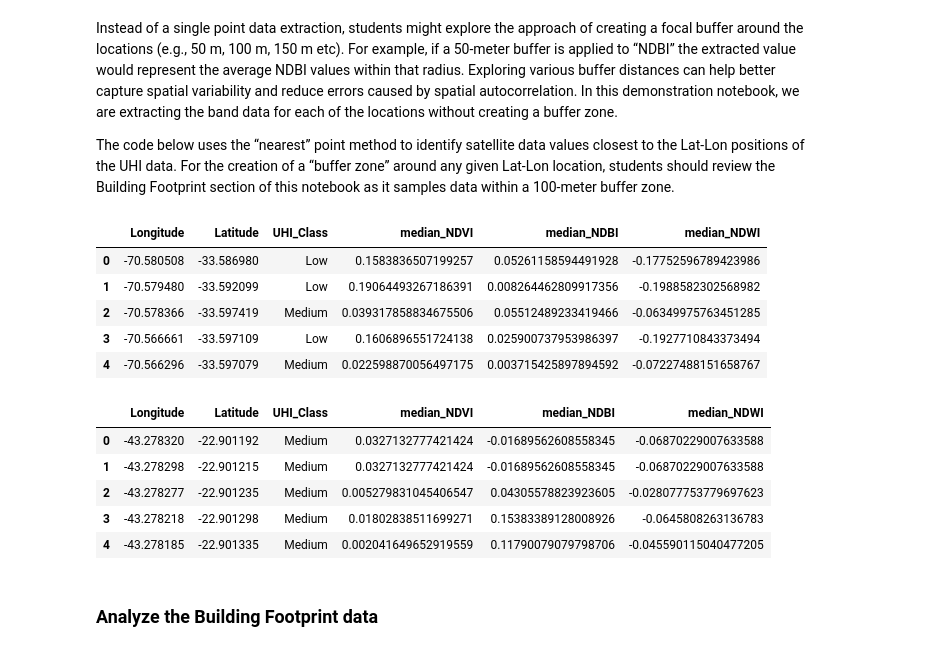
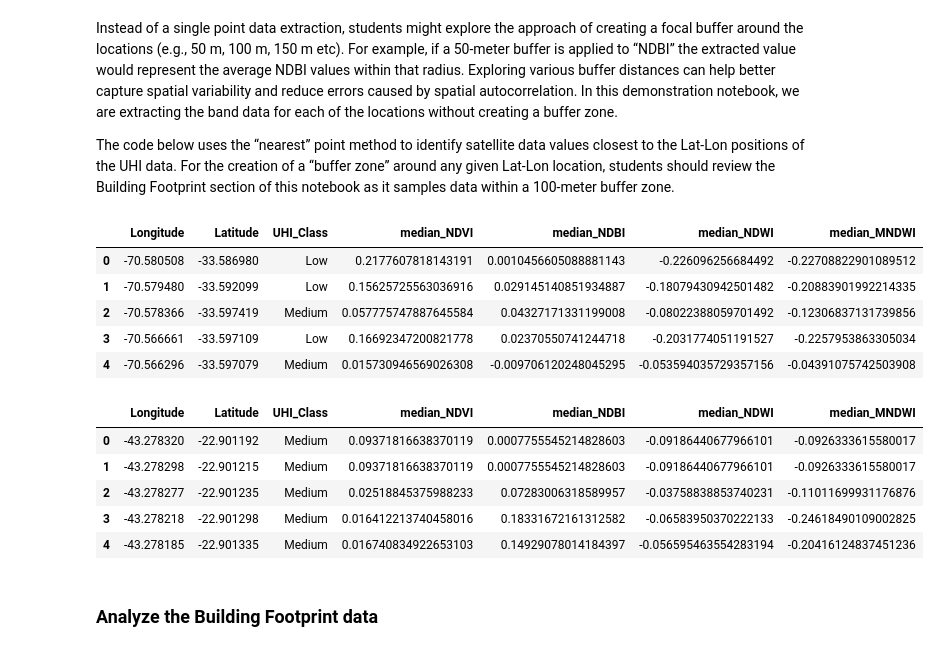
Before and after one commit to sushismith-lab/Urban_Heat_Project, a Jupyter notebook: Sample_Model_Notebook.ipynb, the cells around one changed output. Saved outputs shown, nothing was run; the diff lists cells and outputs as text; code cells hidden in the pictures.

```diff
--- a/Sample_Model_Notebook.ipynb
+++ b/Sample_Model_Notebook.ipynb
@@ -271,27 +299,25 @@ def extract_band_vales(
 
     return df
 # %%
-# Mapping satellite data with training data for the chile location.
-chile_heat_data = extract_band_vales(geotiff_path="./Data/sample_chile.tiff", csv_input_path="./Data/sample_chile_uhi_data.csv")
+chile_heat_data = extract_band_vales(geotiff_path="./sample_chile.tiff", csv_input_path="./Data/sample_chile_uhi_data.csv")
 chile_heat_data.head()
 # %% [output]
-|  | Longitude | Latitude | UHI_Class | median_NDVI | median_NDBI | median_NDWI |
-| 0 | -70.580508 | -33.586980 | Low | 0.1583836507199257 | 0.05261158594491928 | -0.17752596789423986 |
-| 1 | -70.579480 | -33.592099 | Low | 0.19064493267186391 | 0.008264462809917356 | -0.1988582302568982 |
-| 2 | -70.578366 | -33.597419 | Medium | 0.039317858834675506 | 0.05512489233419466 | -0.06349975763451285 |
-| 3 | -70.566661 | -33.597109 | Low | 0.1606896551724138 | 0.025900737953986397 | -0.1927710843373494 |
-| 4 | -70.566296 | -33.597079 | Medium | 0.022598870056497175 | 0.003715425897894592 | -0.07227488151658767 |
+|  | Longitude | Latitude | UHI_Class | median_NDVI | median_NDBI | median_NDWI | median_MNDWI |
+| 0 | -70.580508 | -33.586980 | Low | 0.2177607818143191 | 0.0010456605088881143 | -0.226096256684492 | -0.22708822901089512 |
+| 1 | -70.579480 | -33.592099 | Low | 0.15625725563036916 | 0.029145140851934887 | -0.18079430942501482 | -0.20883901992214335 |
+| 2 | -70.578366 | -33.597419 | Medium | 0.057775747887645584 | 0.04327171331199008 | -0.08022388059701492 | -0.12306837131739856 |
+| 3 | -70.566661 | -33.597109 | Low | 0.16692347200821778 | 0.02370550741244718 | -0.2031774051191527 | -0.2257953863305034 |
+| 4 | -70.566296 | -33.597079 | Medium | 0.015730946569026308 | -0.009706120248045295 | -0.053594035729357156 | -0.04391075742503908 |
 # %%
-# Mapping satellite data with training data for the Brazil location.
-Brazil_heat_data = extract_band_vales(geotiff_path="./Data/sample_Brazil.tiff", csv_input_path="./Data/sample_Brazil_uhi_data.csv")
+Brazil_heat_data = extract_band_vales(geotiff_path="./sample_Brazil.tiff", csv_input_path="./Data/sample_Brazil_uhi_data.csv")
 Brazil_heat_data.head()
 # %% [output]
-|  | Longitude | Latitude | UHI_Class | median_NDVI | median_NDBI | median_NDWI |
-| 0 | -43.278320 | -22.901192 | Medium | 0.0327132777421424 | -0.01689562608558345 | -0.06870229007633588 |
-| 1 | -43.278298 | -22.901215 | Medium | 0.0327132777421424 | -0.01689562608558345 | -0.06870229007633588 |
-| 2 | -43.278277 | -22.901235 | Medium | 0.005279831045406547 | 0.04305578823923605 | -0.028077753779697623 |
-| 3 | -43.278218 | -22.901298 | Medium | 0.01802838511699271 | 0.15383389128008926 | -0.0645808263136783 |
-| 4 | -43.278185 | -22.901335 | Medium | 0.002041649652919559 | 0.11790079079798706 | -0.045590115040477205 |
+|  | Longitude | Latitude | UHI_Class | median_NDVI | median_NDBI | median_NDWI | median_MNDWI |
+| 0 | -43.278320 | -22.901192 | Medium | 0.09371816638370119 | 0.0007755545214828603 | -0.09186440677966101 | -0.0926333615580017 |
+| 1 | -43.278298 | -22.901215 | Medium | 0.09371816638370119 | 0.0007755545214828603 | -0.09186440677966101 | -0.0926333615580017 |
+| 2 | -43.278277 | -22.901235 | Medium | 0.02518845375988233 | 0.07283006318589957 | -0.03758838853740231 | -0.11011699931176876 |
+| 3 | -43.278218 | -22.901298 | Medium | 0.016412213740458016 | 0.18331672161312582 | -0.06583950370222133 | -0.24618490109002825 |
+| 4 | -43.278185 | -22.901335 | Medium | 0.016740834922653103 | 0.14929078014184397 | -0.056595463554283194 | -0.20416124837451236 |
 # %% [markdown]
 ### Analyze the Building Footprint data
 # %% [markdown]
```
Also changed, not shown: parts of 24 cells of this notebook, 3 other files.
